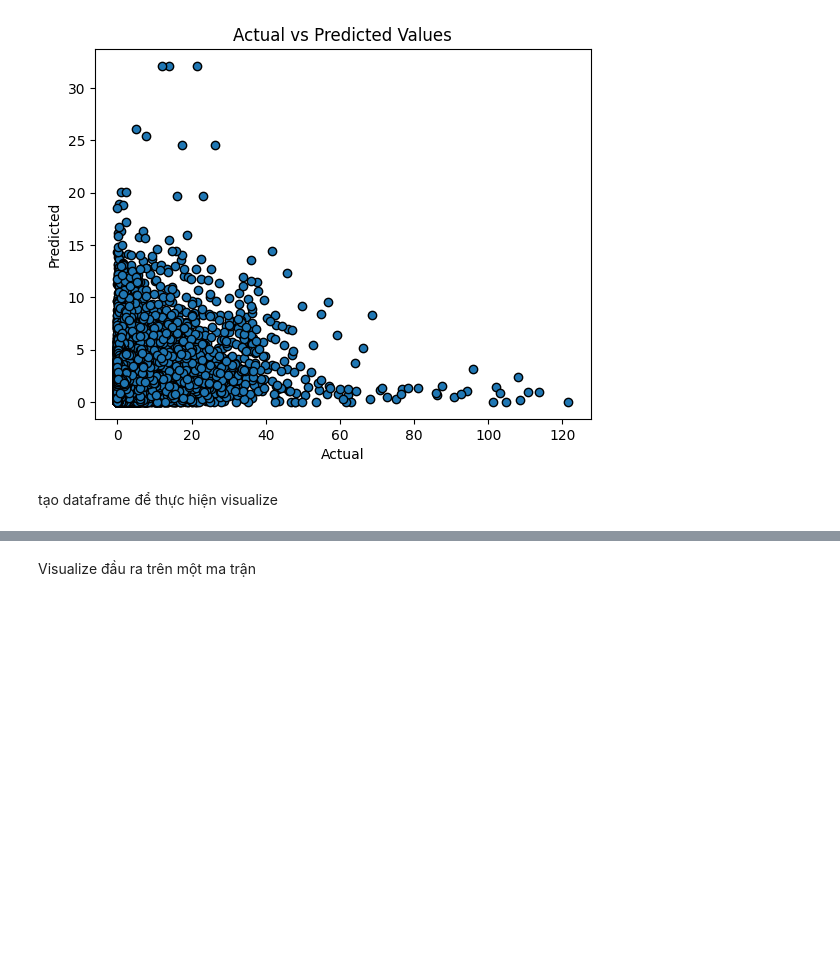
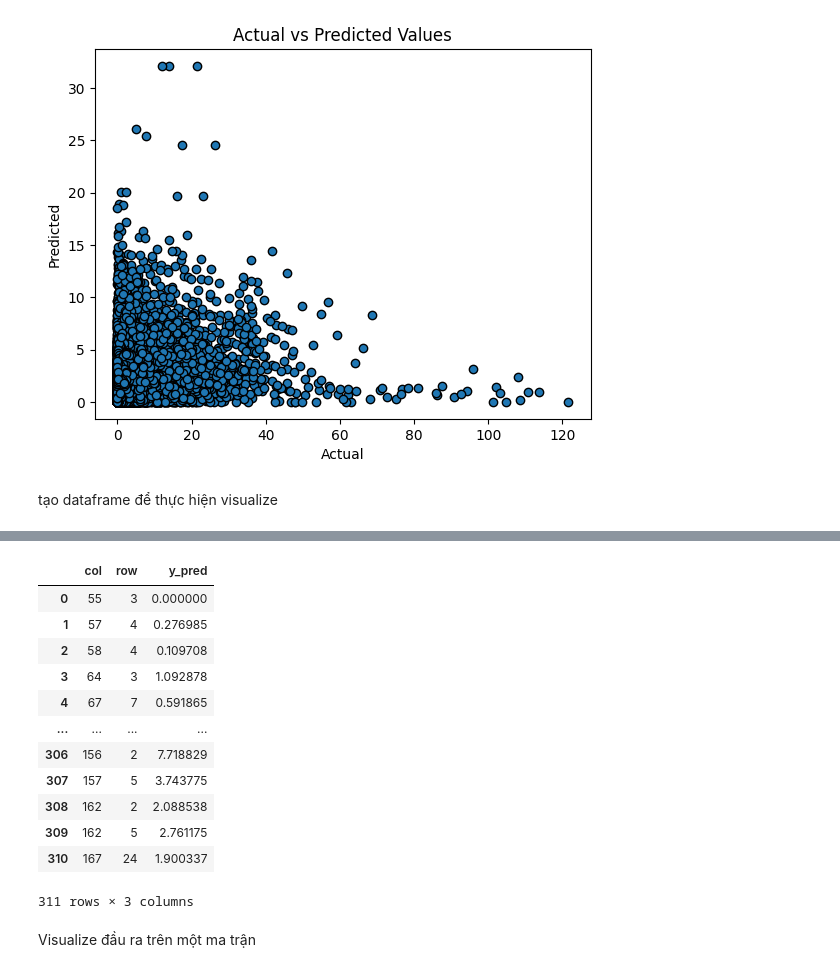
Before and after one commit to Le-Bao-181003/CVDHD, a Jupyter notebook: Stepwise.ipynb, the cells around one changed output, grey strips where cells are left out. Saved outputs shown, nothing was run; the diff lists cells and outputs as text; code cells hidden in the pictures; blank space fills up the shorter version.

```diff
--- a/Stepwise.ipynb
+++ b/Stepwise.ipynb
@@ -203,6 +157,33 @@ import pandas as pd
 import matplotlib.pyplot as plt
 import seaborn as sns
 from matplotlib.colors import LinearSegmentedColormap
+# %%
+from sklearn.preprocessing import MinMaxScaler
+values_2d = np.array(averaged_df['y_pred']).reshape(-1, 1)
+
+# Initialize the MinMaxScaler
+scaler = MinMaxScaler(feature_range=(0, 10))
+
+# Fit and transform the data
+normalized_values_step = scaler.fit_transform(values_2d)
+
+# Convert the normalized values back to a 1D array
+averaged_df['y_pred'] = normalized_values_step.flatten()
+averaged_df
+# %% [output]
+|  | col | row | y_pred |
+| 0 | 55 | 3 | 0.000000 |
+| 1 | 57 | 4 | 0.276985 |
+| 2 | 58 | 4 | 0.109708 |
+| 3 | 64 | 3 | 1.092878 |
+| 4 | 67 | 7 | 0.591865 |
+| ... | ... | ... | ... |
+| 306 | 156 | 2 | 7.718829 |
+| 307 | 157 | 5 | 3.743775 |
+| 308 | 162 | 2 | 2.088538 |
+| 309 | 162 | 5 | 2.761175 |
+| 310 | 167 | 24 | 1.900337 |
+311 rows × 3 columns
 # %% [markdown]
 Visualize đầu ra trên một ma trận
 # %%
```
Also changed, not shown: parts of 8 cells of this notebook.
